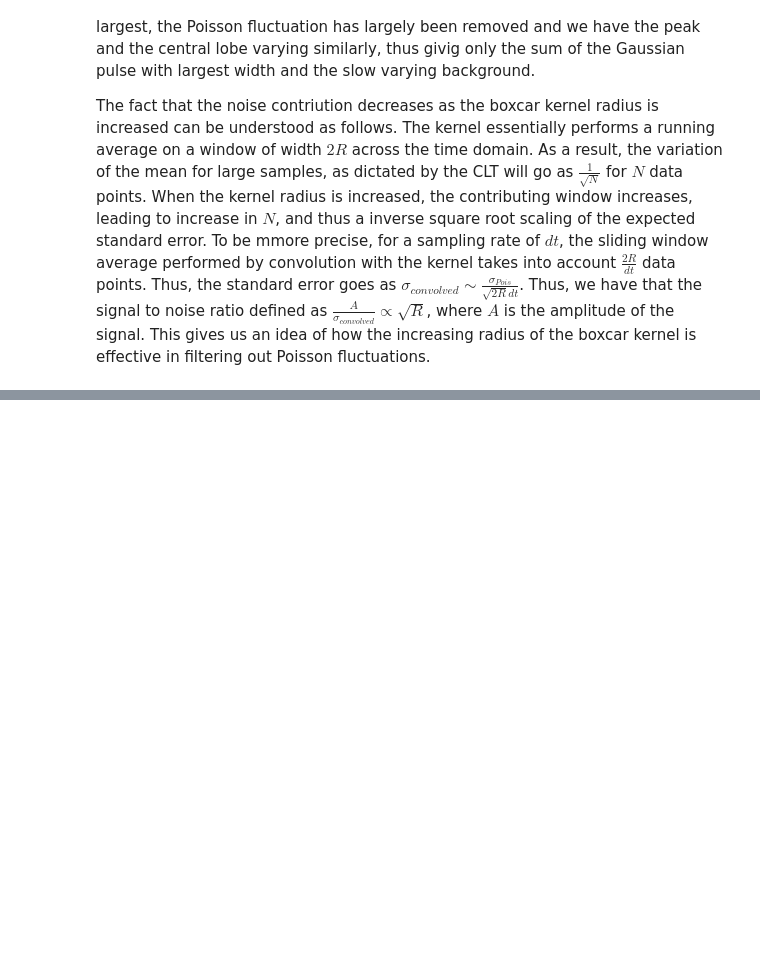
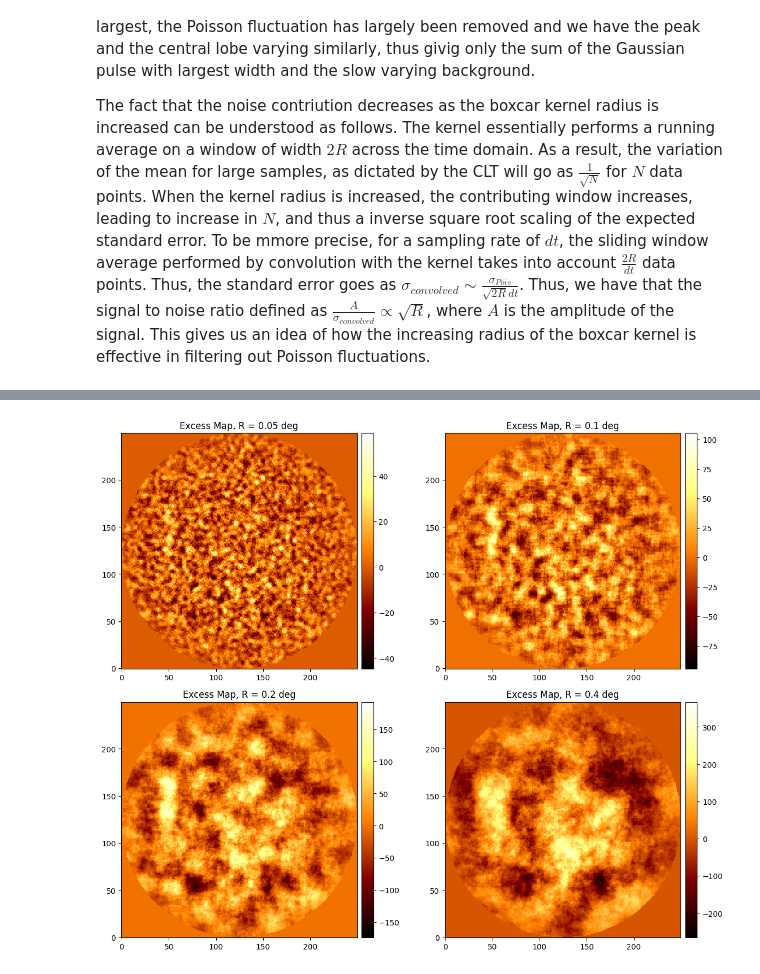
Before and after one commit to sarthak-tri/ACR_2026_TIFR_assignments, a Jupyter notebook: assignment-2/answers-assignment-2.ipynb, the cells around one changed output, grey strips where cells are left out. Drawn from its saved outputs; the diff is of its cells as text; code cells hidden in the pictures; blank space fills up the shorter version.

```diff
--- a/assignment-2/answers-assignment-2.ipynb
+++ b/assignment-2/answers-assignment-2.ipynb
@@ -639,0 +752,24 @@ The fact that the noise contriution decreases as the boxcar kernel radius is inc
+# %%
+# ExcessMapEstimator with different correlation radii
+corr_r = [0.05, 0.1, 0.2, 0.4] * u.deg
+excess = {}
+for r in corr_r:
+    estimator = ExcessMapEstimator(correlation_radius= r)  # correlation radius analogous to tophat kernel radius
+    result = estimator.run(data)    # convolution step
+    excess[r.value] = result
+## Plotting for visualization
+
+fig, axes = plt.subplots(2, 2, figsize=(12, 10))
+ik = [(0,0), (0,1), (1,0), (1,1)]
+
+for r_i in range(len(corr_r)):
+    r = corr_r[r_i]
+    i, k = ik[r_i]
+    excess[r.value]['npred_excess'].sum_over_axes().plot(   # sum over energy axis to create 2D spatial lat x lon map
+        ax=axes[i,k], add_cbar=True
+    )
+    axes[i,k].set_title(f"Excess Map, R = {r}")
+plt.tight_layout()
+plt.show()
+# %% [output]
+[figure, added]
```
Also changed, not shown: parts of 6 cells of this notebook.
